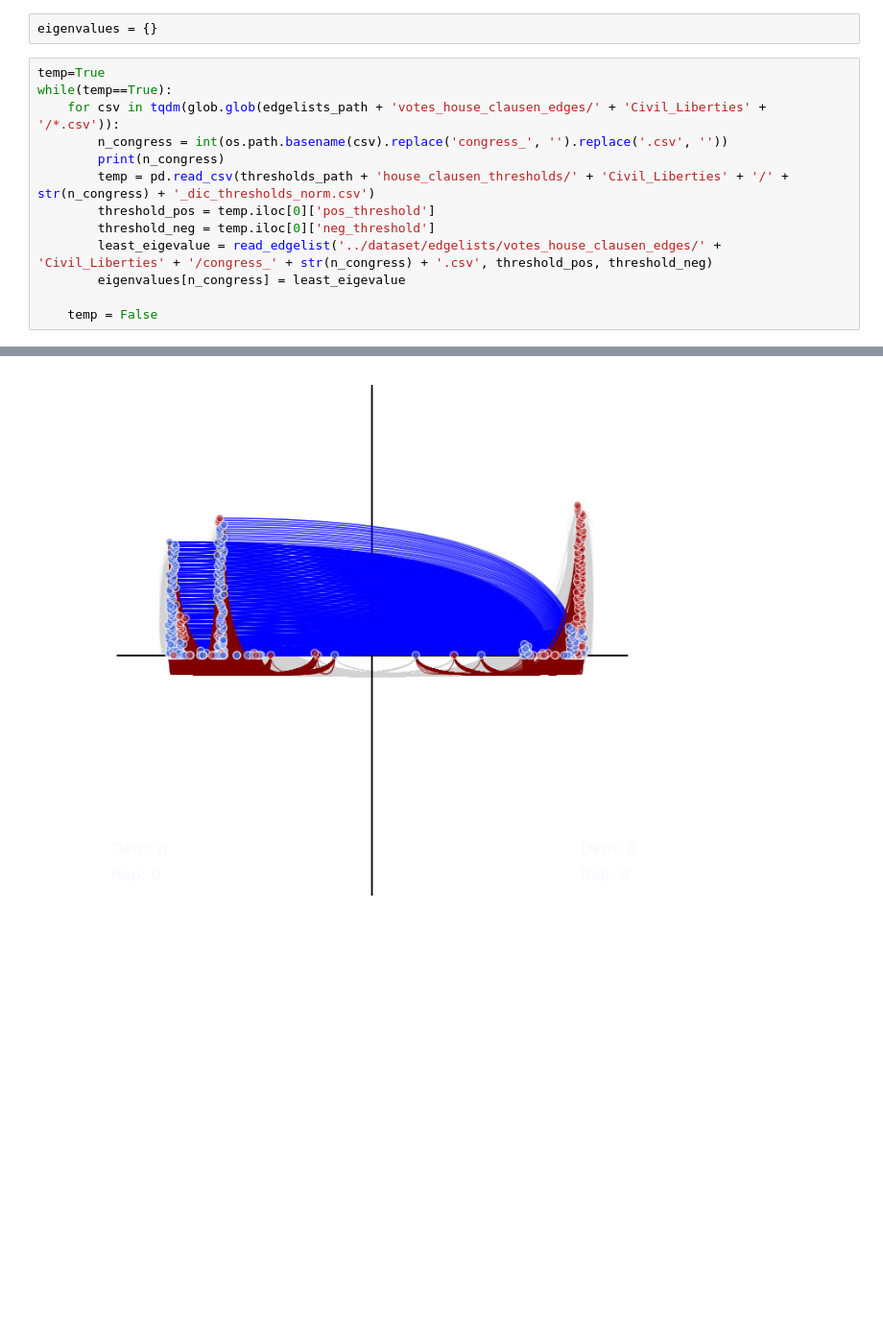
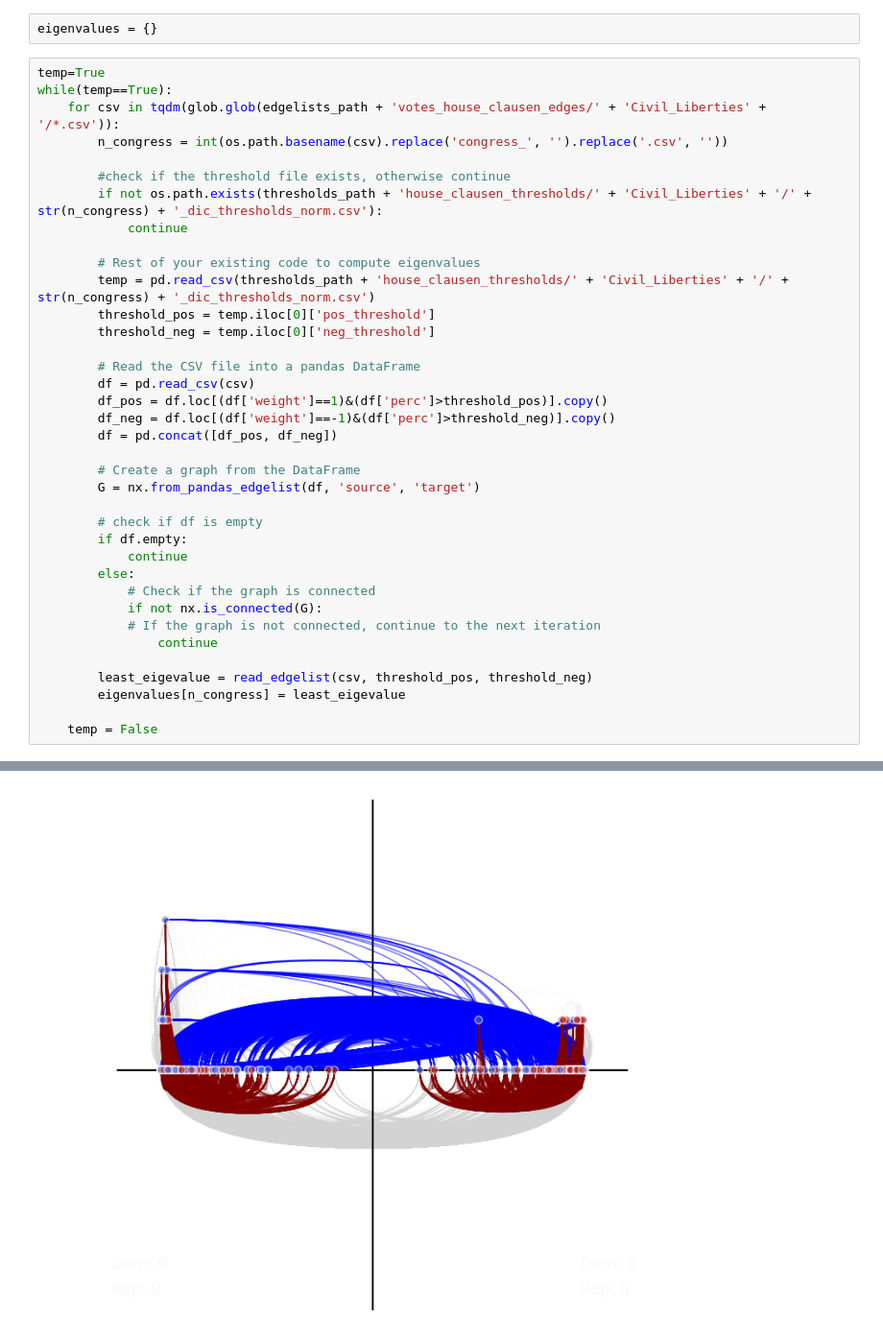
Before and after one commit to LeonardoAgasso/USA_Congress_SigNet, a Jupyter notebook: notebooks/frustrind_algconf.ipynb, the cells around one changed output, grey strips where cells are left out. Shown at 96% size. Saved outputs shown, nothing was run; the diff lists cells and outputs as text; blank space fills up the shorter version.

Commit message:
topics - least eigenvalue

```diff
--- a/notebooks/frustrind_algconf.ipynb
+++ b/notebooks/frustrind_algconf.ipynb
@@ -146,11 +146,35 @@ temp=True
 while(temp==True):
 	for csv in tqdm(glob.glob(edgelists_path + 'votes_house_clausen_edges/' + 'Civil_Liberties' + '/*.csv')):
 		n_congress = int(os.path.basename(csv).replace('congress_', '').replace('.csv', ''))
-		print(n_congress)
+
+		#check if the threshold file exists, otherwise continue
+		if not os.path.exists(thresholds_path + 'house_clausen_thresholds/' + 'Civil_Liberties' + '/' + str(n_congress) + '_dic_thresholds_norm.csv'):
+			continue
+
+		# Rest of your existing code to compute eigenvalues
 		temp = pd.read_csv(thresholds_path + 'house_clausen_thresholds/' + 'Civil_Liberties' + '/' + str(n_congress) + '_dic_thresholds_norm.csv')
 		threshold_pos = temp.iloc[0]['pos_threshold']
 		threshold_neg = temp.iloc[0]['neg_threshold']
-		least_eigevalue = read_edgelist('../dataset/edgelists/votes_house_clausen_edges/' + 'Civil_Liberties' + '/congress_' + str(n_congress) + '.csv', threshold_pos, threshold_neg)
+
+		# Read the CSV file into a pandas DataFrame
+		df = pd.read_csv(csv)
+		df_pos = df.loc[(df['weight']==1)&(df['perc']>threshold_pos)].copy()
+		df_neg = df.loc[(df['weight']==-1)&(df['perc']>threshold_neg)].copy()
+		df = pd.concat([df_pos, df_neg])
+
+		# Create a graph from the DataFrame
+		G = nx.from_pandas_edgelist(df, 'source', 'target')
+
+		# check if df is empty
+		if df.empty:
+			continue
+		else:
+			# Check if the graph is connected
+			if not nx.is_connected(G):
+			# If the graph is not connected, continue to the next iteration
+				continue
+
+		least_eigevalue = read_edgelist(csv, threshold_pos, threshold_neg)
 		eigenvalues[n_congress] = least_eigevalue
 
 	temp = False
@@ -159 +182 @@ while(temp==True):
-[figure, old version]
+[figure, new version]
```
Also changed, not shown: parts of 4 cells of this notebook.
